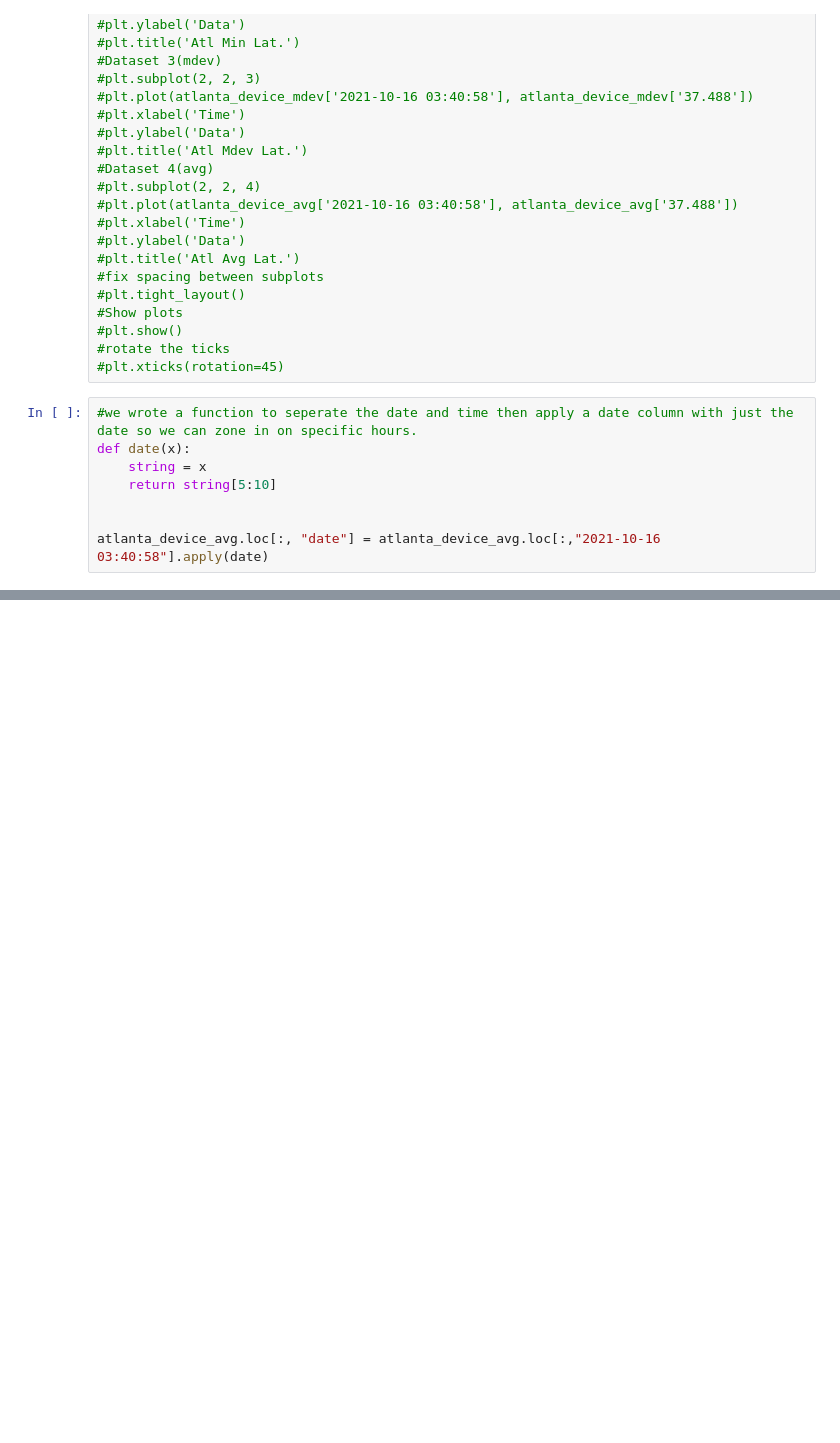
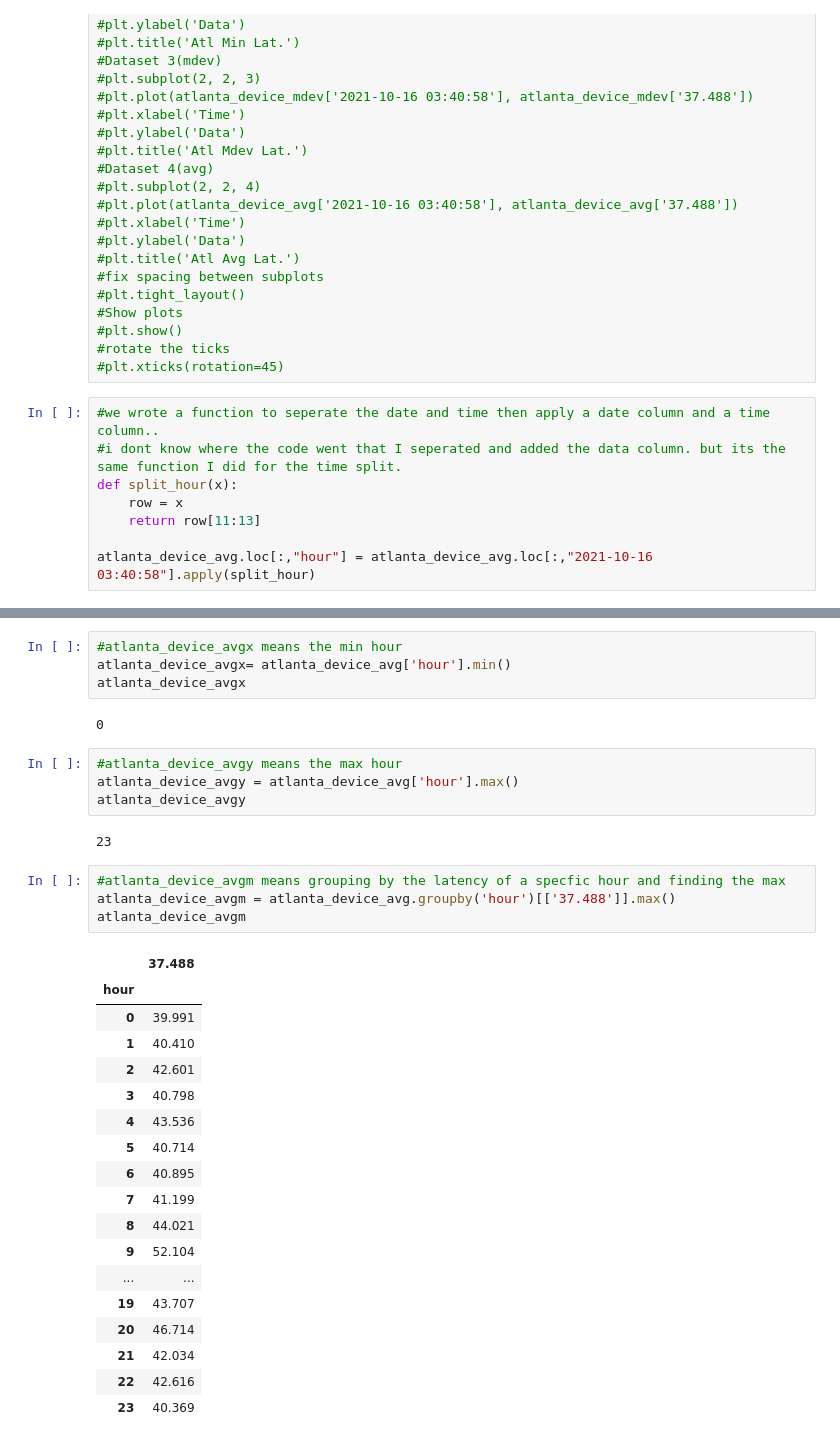
Before and after one commit to internet-equity/netrics-data, a Jupyter notebook: code/SingledeviceRC.ipynb, the cells around one changed output, grey strips where cells are left out. Drawn from its saved outputs; the diff is of its cells as text; blank space fills up the shorter version.

```diff
--- a/code/SingledeviceRC.ipynb
+++ b/code/SingledeviceRC.ipynb
@@ -144,13 +144,13 @@ atl_min_avg
 #rotate the ticks
 #plt.xticks(rotation=45)
 # %%
-#we wrote a function to seperate the date and time then apply a date column with just the date so we can zone in on specific hours.
-def date(x):
-    string = x
-    return string[5:10]
+#we wrote a function to seperate the date and time then apply a date column and a time column..
+#i dont know where the code went that I seperated and added the data column. but its the same function I did for the time split.
+def split_hour(x):
+    row = x
+    return row[11:13]
 
-
-atlanta_device_avg.loc[:, "date"] = atlanta_device_avg.loc[:,"2021-10-16 03:40:58"].apply(date)
+atlanta_device_avg.loc[:,"hour"] = atlanta_device_avg.loc[:,"2021-10-16 03:40:58"].apply(split_hour)
 # %% [output]
 A value is trying to be set on a copy of a slice from a DataFrame.
 Try using .loc[row_indexer,col_indexer] = value instead
@@ -214,0 +204,35 @@ loc_date3
+# %%
+#atlanta_device_avgx means the min hour
+atlanta_device_avgx= atlanta_device_avg['hour'].min()
+atlanta_device_avgx
+# %% [output]
+0
+# %%
+#atlanta_device_avgy means the max hour
+atlanta_device_avgy = atlanta_device_avg['hour'].max()
+atlanta_device_avgy
+# %% [output]
+23
+# %%
+#atlanta_device_avgm means grouping by the latency of a specfic hour and finding the max
+atlanta_device_avgm = atlanta_device_avg.groupby('hour')[['37.488']].max()
+atlanta_device_avgm
+# %% [output]
+|  | 37.488 |
+| hour |  |
+| 0 | 39.991 |
+| 1 | 40.410 |
+| 2 | 42.601 |
+| 3 | 40.798 |
+| 4 | 43.536 |
+| 5 | 40.714 |
+| 6 | 40.895 |
+| 7 | 41.199 |
+| 8 | 44.021 |
+| 9 | 52.104 |
+| ... | ... |
+| 19 | 43.707 |
+| 20 | 46.714 |
+| 21 | 42.034 |
+| 22 | 42.616 |
+| 23 | 40.369 |
```
Also changed, not shown: parts of 6 cells of this notebook.
